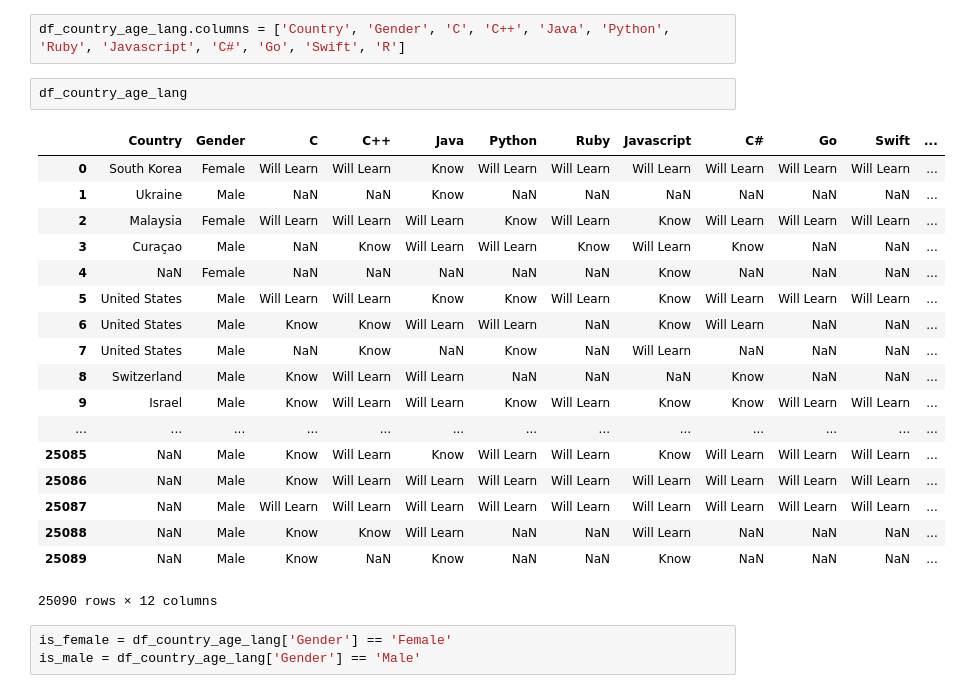
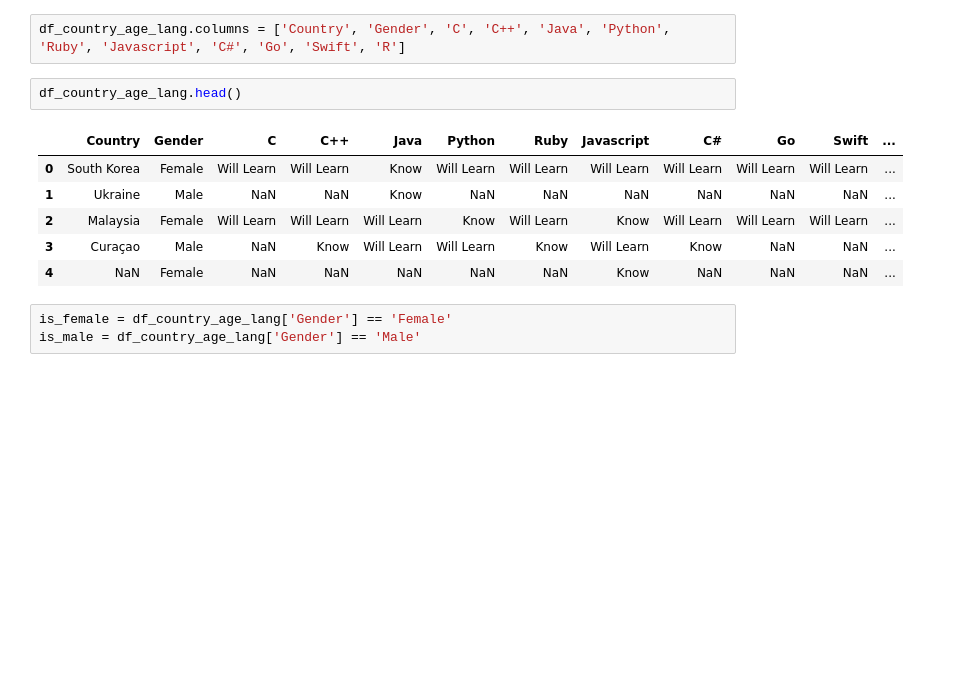
Before and after one commit to EricaTess/women-in-tech, a Jupyter notebook: clustering_project/Clustering-HackerRank-Data.ipynb, the cells around one changed output. Drawn from its saved outputs; the diff is of its cells as text; blank space fills up the shorter version.

```diff
--- a/clustering_project/Clustering-HackerRank-Data.ipynb
+++ b/clustering_project/Clustering-HackerRank-Data.ipynb
@@ -53,26 +92,14 @@ df_country_age_lang = df_value[['CountryNumeric2','q3Gender', 'q25LangC', 'q25La
 # %%
 df_country_age_lang.columns = ['Country', 'Gender', 'C', 'C++', 'Java', 'Python', 'Ruby', 'Javascript', 'C#', 'Go', 'Swift', 'R']
 # %%
-df_country_age_lang
+df_country_age_lang.head()
 # %% [output]
 |  | Country | Gender | C | C++ | Java | Python | Ruby | Javascript | C# | Go | Swift | ... |
 | 0 | South Korea | Female | Will Learn | Will Learn | Know | Will Learn | Will Learn | Will Learn | Will Learn | Will Learn | Will Learn | ... |
 | 1 | Ukraine | Male | NaN | NaN | Know | NaN | NaN | NaN | NaN | NaN | NaN | ... |
 | 2 | Malaysia | Female | Will Learn | Will Learn | Will Learn | Know | Will Learn | Know | Will Learn | Will Learn | Will Learn | ... |
 | 3 | Curaçao | Male | NaN | Know | Will Learn | Will Learn | Know | Will Learn | Know | NaN | NaN | ... |
 | 4 | NaN | Female | NaN | NaN | NaN | NaN | NaN | Know | NaN | NaN | NaN | ... |
-| 5 | United States | Male | Will Learn | Will Learn | Know | Know | Will Learn | Know | Will Learn | Will Learn | Will Learn | ... |
-| 6 | United States | Male | Know | Know | Will Learn | Will Learn | NaN | Know | Will Learn | NaN | NaN | ... |
-| 7 | United States | Male | NaN | Know | NaN | Know | NaN | Will Learn | NaN | NaN | NaN | ... |
-| 8 | Switzerland | Male | Know | Will Learn | Will Learn | NaN | NaN | NaN | Know | NaN | NaN | ... |
-| 9 | Israel | Male | Know | Will Learn | Will Learn | Know | Will Learn | Know | Know | Will Learn | Will Learn | ... |
-| ... | ... | ... | ... | ... | ... | ... | ... | ... | ... | ... | ... | ... |
-| 25085 | NaN | Male | Know | Will Learn | Know | Will Learn | Will Learn | Know | Will Learn | Will Learn | Will Learn | ... |
-| 25086 | NaN | Male | Know | Will Learn | Will Learn | Will Learn | Will Learn | Will Learn | Will Learn | Will Learn | Will Learn | ... |
-| 25087 | NaN | Male | Will Learn | Will Learn | Will Learn | Will Learn | Will Learn | Will Learn | Will Learn | Will Learn | Will Learn | ... |
-| 25088 | NaN | Male | Know | Know | Will Learn | NaN | NaN | Will Learn | NaN | NaN | NaN | ... |
-| 25089 | NaN | Male | Know | NaN | Know | NaN | NaN | Know | NaN | NaN | NaN | ... |
-25090 rows × 12 columns
 # %%
 is_female = df_country_age_lang['Gender'] == 'Female'
 is_male = df_country_age_lang['Gender'] == 'Male'
```
Also changed, not shown: parts of 16 cells of this notebook.
